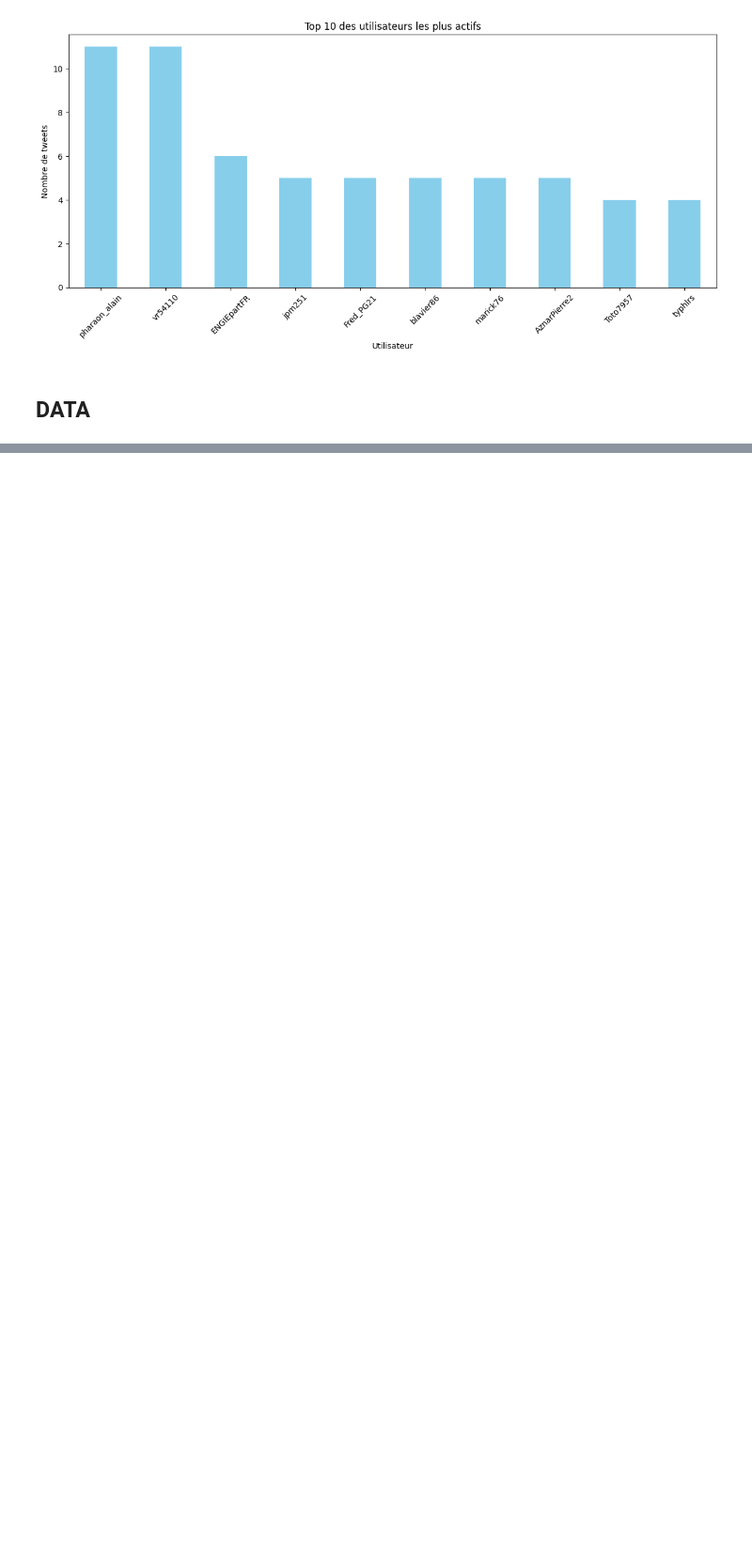
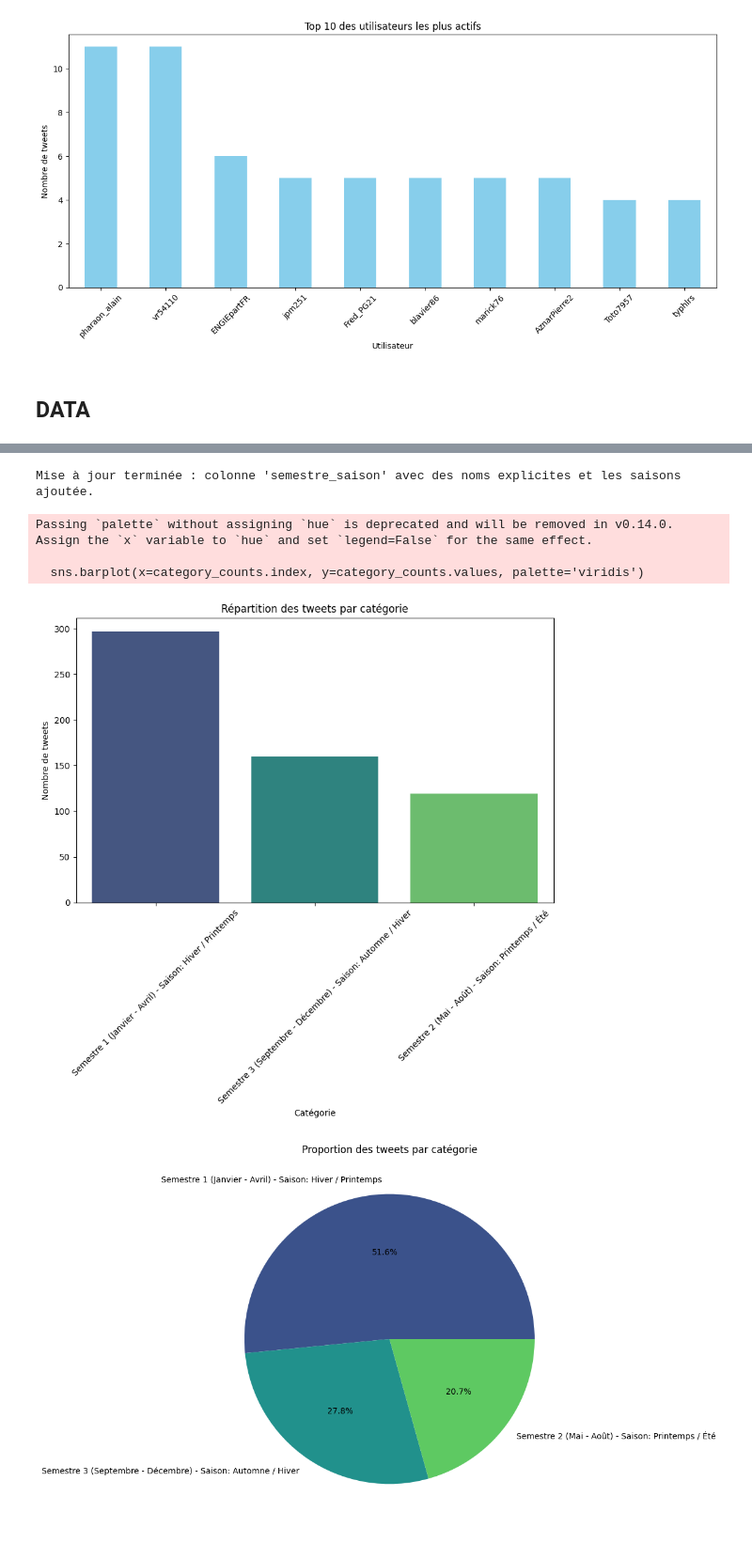
Before and after one commit to Ilyes360/engie, a Jupyter notebook: Graphe(Analyse)/Analyse.ipynb, the cells around one changed output, grey strips where cells are left out. Shown at 94% size. Saved outputs shown, nothing was run; the diff lists cells and outputs as text; code cells hidden in the pictures; blank space fills up the shorter version.

```diff
--- a/Graphe(Analyse)/Analyse.ipynb
+++ b/Graphe(Analyse)/Analyse.ipynb
@@ -189,0 +170,51 @@ Classification terminée. Fichier sauvegardé sous '../Data/tweets_categorises.c
+# %%
+
+df = pd.read_csv('../Data/data_cleaned_with_analysis.csv')
+
+df['created_at'] = pd.to_datetime(df['created_at'], errors='coerce')
+
+if df['created_at'].isnull().sum() > 0:
+    print("Certaines dates n'ont pas pu être converties correctement.")
+
+def assign_semester_and_season(month):
+    if month in [1, 2, 3, 4]:
+        season = "Hiver / Printemps"
+        semester = "Semestre 1 (Janvier - Avril)"
+    elif month in [5, 6, 7, 8]:
+        season = "Printemps / Été"
+        semester = "Semestre 2 (Mai - Août)"
+    else:
+        season = "Automne / Hiver"
+        semester = "Semestre 3 (Septembre - Décembre)"
+    return f"{semester} - Saison: {season}"
+
+df['semestre_saison'] = df['created_at'].dt.month.apply(assign_semester_and_season)
+
+df.to_csv('../Data/data_cleaned_with_analysis.csv', index=False)
+
+print("Mise à jour terminée : colonne 'semestre_saison' avec des noms explicites et les saisons ajoutée.")
+# %% [output]
+Mise à jour terminée : colonne 'semestre_saison' avec des noms explicites et les saisons ajoutée.
+# %%
+
+df = pd.read_csv('../Data/data_cleaned_with_analysis.csv')
+
+category_counts = df['semestre_saison'].value_counts()
+
+plt.figure(figsize=(10,6))
+sns.barplot(x=category_counts.index, y=category_counts.values, palette='viridis')
+plt.xlabel("Catégorie")
+plt.ylabel("Nombre de tweets")
+plt.xticks(rotation=45)
+plt.title("Répartition des tweets par catégorie")
+plt.show()
+plt.figure(figsize=(8,8))
+plt.pie(category_counts, labels=category_counts.index, autopct='%1.1f%%', colors=sns.color_palette('viridis', len(category_counts)))
+plt.title("Proportion des tweets par catégorie")
+plt.show()
+# %% [output]
+Passing `palette` without assigning `hue` is deprecated and will be removed in v0.14.0. Assign the `x` variable to `hue` and set `legend=False` for the same effect.
+
+  sns.barplot(x=category_counts.index, y=category_counts.values, palette='viridis')
+[figure, added]
+[figure, added]
```
Also changed, not shown: parts of 5 cells of this notebook, 3 other files.
